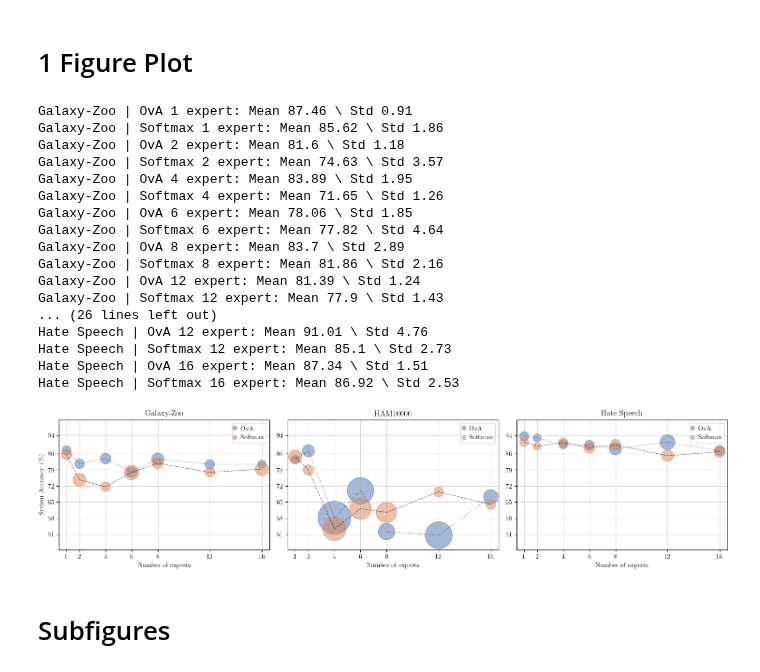
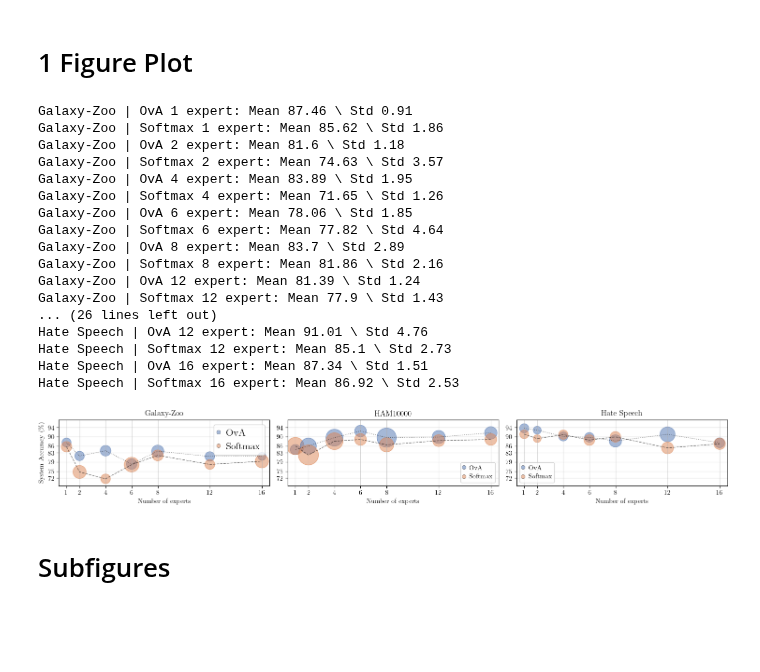
Before and after one commit to rajevv/Multi_L2D, a Jupyter notebook: CIFAR-10/results/datasets_scatter.ipynb, the cells around one changed output. Saved outputs shown, nothing was run; the diff lists cells and outputs as text; code cells hidden in the pictures; blank space fills up the shorter version.

Commit message:
Add final Figure 1.

```diff
--- a/CIFAR-10/results/datasets_scatter.ipynb
+++ b/CIFAR-10/results/datasets_scatter.ipynb
@@ -28,10 +28,10 @@ exp_list = [1, 2, 4, 6, 8, 12, 16]
 # System accuracies
 # %%
 dataset = "HAM10000"
-softmax_ham_mean = np.array([84.63, 78.88, 53.30, 62.10, 60.54, 69.42, 63.93])
-softmax_ham_std = np.array([3.88, 1.81, 10.30, 9.11, 8.43, 1.38, 1.27])
-ova_ham_mean = np.array([83.46, 87.26, 58.20, 69.89, 52.18, 50.59, 67.29])
-ova_ham_std = np.array([0.56, 2.93, 16.48, 12.32, 5.82, 12.63, 4.49])
+softmax_ham_mean = np.array([85.9375, 82.03125, 88.02083333, 88.8020833, 86.45833333, 88.28125, 88.80208333])
+softmax_ham_std = np.array([6.28246775, 8.14400821, 6.02908172, 2.65573933, 4.34201354, 2.78048913, 2.65573933])
+ova_ham_mean = np.array([84.375 , 85.9375, 89.58333333, 92.44791667, 89.58333333, 89.84375, 91.66666667])
+ova_ham_std = np.array([1.68769289, 5.45011707, 6.02908172, 2.57799347, 7.55657194, 3.55160982, 3.14662656])
 
 dataset = "Galaxy"
 softmax_galaxy_mean = np.array([85.62, 74.63, 71.65, 77.82, 81.86, 77.9, 79.31])
@@ -456,13 +456,13 @@ min_y = min_y_global
 max_y = max_y_global
 yticks = np.round(np.linspace(min_y, max_y, len(exp_list)))  # [::2]
 yticks_labels = [int(y_i) for y_i in yticks]
-ax.set_ylim(min(yticks*scale_y)-20, max(yticks*scale_y)+20)
+ax.set_ylim(min(yticks*scale_y)-10, max(yticks*scale_y)+10)
 ax.set_yticks(yticks*scale_y, yticks_labels)
 
 # Legend
 ova_leg = mlines.Line2D([], [], label="OvA", alpha=0.5, marker="o", color=cmap[0], linestyle="", linewidth=0)
 softmax_leg = mlines.Line2D([], [], label="Softmax", alpha=0.5, marker="o", color=cmap[1], linestyle="")
-ax.legend(handles=[ova_leg, softmax_leg], loc="best")
+ax.legend(handles=[ova_leg, softmax_leg], loc="best", prop={'size': 15})
 
 ax.set_ylabel(r"System Accuracy $(\%)$")
 ax.set_xlabel(r"Number of experts")
@@ -498,7 +498,7 @@ min_y = min_y_global
 max_y = max_y_global
 yticks = np.round(np.linspace(min_y, max_y, len(exp_list)))  # [::2]
 yticks_labels = [int(y_i) for y_i in yticks]
-ax.set_ylim(min(yticks*scale_y)-20, max(yticks*scale_y)+20)
+ax.set_ylim(min(yticks*scale_y)-10, max(yticks*scale_y)+10)
 ax.set_yticks(yticks*scale_y, yticks_labels)
 
 # Legend
@@ -539,7 +539,7 @@ min_y = min_y_global
 max_y = max_y_global
 yticks = np.round(np.linspace(min_y, max_y, len(exp_list)))  # [::2]
 yticks_labels = [int(y_i) for y_i in yticks]
-ax.set_ylim(min(yticks*scale_y)-20, max(yticks*scale_y)+20)
+ax.set_ylim(min(yticks*scale_y)-10, max(yticks*scale_y)+10)
 ax.set_yticks(yticks*scale_y, yticks_labels)
 
 # Legend
@@ -556,34 +556,34 @@ ax.set_aspect("equal", adjustable='box')
 
 # ratio = 0.4
 
 # for ax in axs:
 #     xmin, xmax = ax.get_xlim()
 #     ymin, ymax = ax.get_ylim()
 #     print((xmax-xmin)/(ymax-ymin))
 #     ax.set_aspect(abs((xmax-xmin)/(ymax-ymin))*ratio, adjustable='box')
 
 
 plt.subplots_adjust(wspace=0.5, hspace=0.5)
 plt.savefig("datasets_system_accuracy.pdf")
 # %% [output]
 Galaxy-Zoo | OvA 1 expert: Mean 87.46 \ Std 0.91
 Galaxy-Zoo | Softmax 1 expert: Mean 85.62 \ Std 1.86
 Galaxy-Zoo | OvA 2 expert: Mean 81.6 \ Std 1.18
 Galaxy-Zoo | Softmax 2 expert: Mean 74.63 \ Std 3.57
 Galaxy-Zoo | OvA 4 expert: Mean 83.89 \ Std 1.95
 Galaxy-Zoo | Softmax 4 expert: Mean 71.65 \ Std 1.26
 Galaxy-Zoo | OvA 6 expert: Mean 78.06 \ Std 1.85
 Galaxy-Zoo | Softmax 6 expert: Mean 77.82 \ Std 4.64
 Galaxy-Zoo | OvA 8 expert: Mean 83.7 \ Std 2.89
 Galaxy-Zoo | Softmax 8 expert: Mean 81.86 \ Std 2.16
 Galaxy-Zoo | OvA 12 expert: Mean 81.39 \ Std 1.24
 Galaxy-Zoo | Softmax 12 expert: Mean 77.9 \ Std 1.43
 ... (26 lines left out)
 Hate Speech | OvA 12 expert: Mean 91.01 \ Std 4.76
 Hate Speech | Softmax 12 expert: Mean 85.1 \ Std 2.73
 Hate Speech | OvA 16 expert: Mean 87.34 \ Std 1.51
 Hate Speech | Softmax 16 expert: Mean 86.92 \ Std 2.53
-[figure, old version]
+[figure, new version]
 # %% [markdown]
 # Subfigures
 # %%
```
Also changed, not shown: 1 other file.
